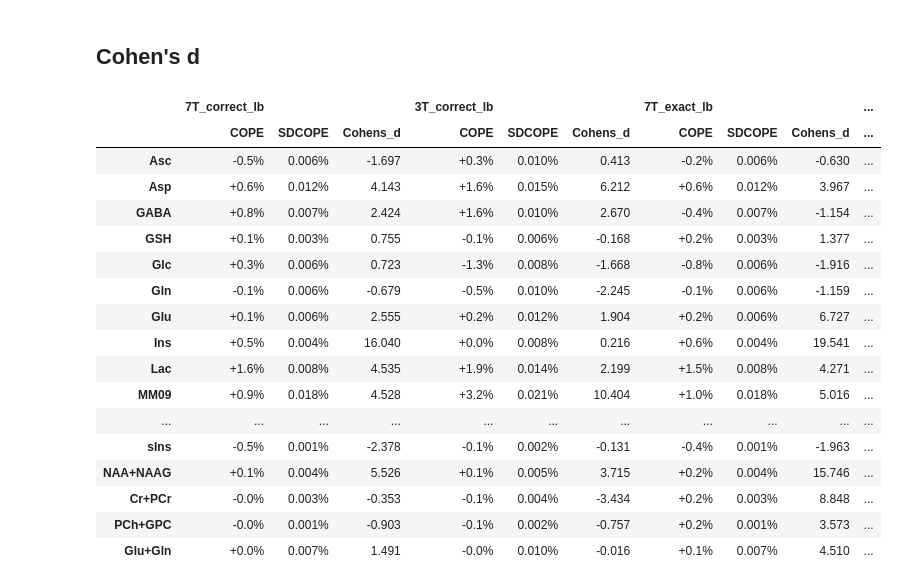
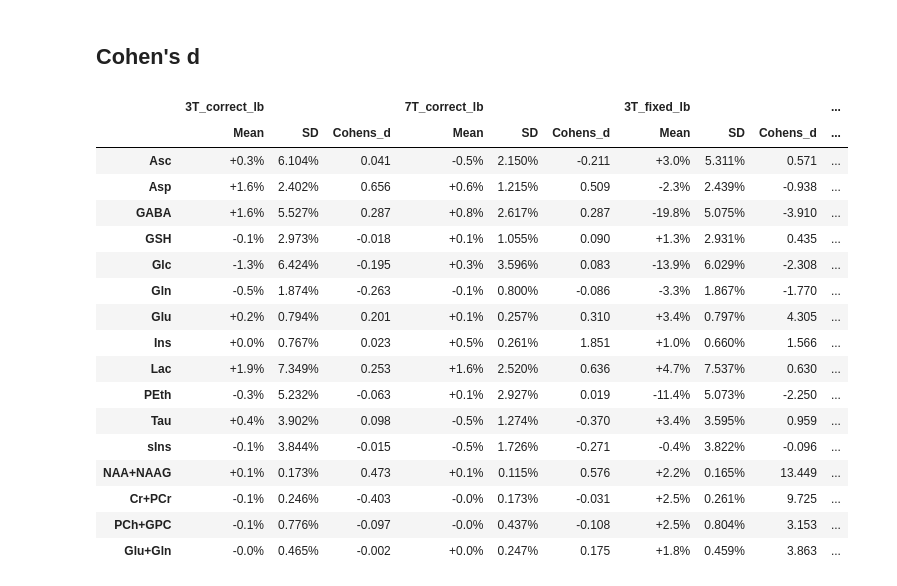
Before and after one commit to wtclarke/fmrs_bold_dynamic_fitting, a Jupyter notebook: results_analysis.ipynb, the cells around one changed output. Drawn from its saved outputs; the diff is of its cells as text; code cells hidden in the pictures.

```diff
--- a/results_analysis.ipynb
+++ b/results_analysis.ipynb
@@ -120,0 +115,19 @@ group_res['3T_exact_lb'].filter(regex='gamma', axis=0)
+# %%
+merged_df = {}
+for key in group_res:
+    merged_df[key] = pd.concat((
+            group_res[key].loc[:,['COPE', 'VARCOPE']],
+            indiv_summary_res[key]),
+        axis=1)
+    merged_df[key].loc[:,'SDCOPE'] = merged_df[key].loc[:,'VARCOPE'].pow(0.5)
+    merged_df[key].drop(axis=1, labels=['VARCOPE',], inplace=True)
+    merged_df[key].rename(
+        columns={
+            'COPE': 'GroupMean',
+            'SDCOPE': 'GroupSD',
+            'mean': 'IndivMean',
+            'sd': 'IndivSD',
+        },
+        inplace=True)
+    merged_df[key].sort_index(axis=1, inplace=True)
+merged_df[key]
@@ -121,61 +148,64 @@ group_res['3T_exact_lb'].filter(regex='gamma', axis=0)
 # %% [markdown]
 ## Cohen's d
 # %%
-to_drop = ['NAA', 'NAAG', 'Cr', 'PCr', 'PCh', 'GPC', 'Ala', 'Gly', 'Lip09', 'Lip13a', 'Lip13b', 'Lip20']
+to_drop = ['NAA', 'NAAG', 'Cr', 'PCr', 'PCh', 'GPC', 'Ala', 'Gly', 'Lip09', 'Lip13a', 'Lip13b', 'Lip20', 'MM09', 'MM20', 'MM12', 'MM14', 'MM17']
 
 def calc_cohens_d(all_df):
     out = {}
     for key, df in all_df.items():
         mean_activation_df = df.filter(regex='mean_activation', axis=0)
         mean_activation_df.index = mean_activation_df.index.str.replace('_mean_activation','').str.replace('conc_','')
         mean_activation_df = mean_activation_df.drop(to_drop)
 
-        # calculate SD from variance
-        mean_activation_df.loc[:,'SDCOPE'] = mean_activation_df.VARCOPE.pow(0.5)
-
         # Calculate Cohens d
-        mean_activation_df.loc[:,'Cohens_d'] = mean_activation_df.COPE.div(mean_activation_df.SDCOPE)
+        mean_activation_df.loc[:,'Cohens_d'] = mean_activation_df.GroupMean.div(mean_activation_df.IndivSD)
 
         constant_df = df.filter(regex='constant', axis=0)
         constant_df.index = constant_df.index.str.replace('_constant','').str.replace('conc_','')
         constant_df = constant_df.drop(to_drop)
 
-        mean_activation_df.loc[:, ['COPE', 'VARCOPE']] = mean_activation_df.loc[:, ['COPE', 'VARCOPE', 'SDCOPE']].div(constant_df.COPE, axis=0)
-        out[key] = mean_activation_df.loc[:, ['COPE', 'SDCOPE', 'Cohens_d']]
+        mean_activation_df.loc[:, ['GroupMean', 'GroupSD', 'IndivMean', 'IndivSD']] = \
+              mean_activation_df.loc[:, ['GroupMean', 'GroupSD', 'IndivMean', 'IndivSD']].div(constant_df.GroupMean, axis=0)
+        out[key] = mean_activation_df.loc[:, ['GroupMean', 'IndivSD', 'Cohens_d']]
+        out[key].rename(
+        columns={
+            'GroupMean': 'Mean',
+            'IndivSD': 'SD'},
+        inplace=True)
 
     return pd.concat(out.values(), axis=1, keys=out.keys())
 
 def print_cohensd_all(all_df):
     formatter_dict = {}
     for key in results_df.columns.get_level_values(0).unique():
         formatter_dict.update({
-            (key, 'COPE'): "{:+0.1%}",
-            (key, 'SDCOPE'): "{:0.3%}",
+            (key, 'Mean'): "{:+0.1%}",
+            (key, 'SD'): "{:0.3%}",
             (key, 'Cohens_d'): "{:0.3f}"})
 
     return all_df.style\
         .format(formatter=formatter_dict)
 
-results_df = calc_cohens_d(combined_res)
+results_df = calc_cohens_d(merged_df)
 
 print_cohensd_all(results_df)
 # %% [output]
-|  | 7T_correct_lb |  |  | 3T_correct_lb |  |  | 7T_exact_lb |  |  | ... |
-|  | COPE | SDCOPE | Cohens_d | COPE | SDCOPE | Cohens_d | COPE | SDCOPE | Cohens_d | ... |
-| Asc | -0.5% | 0.006% | -1.697 | +0.3% | 0.010% | 0.413 | -0.2% | 0.006% | -0.630 | ... |
-| Asp | +0.6% | 0.012% | 4.143 | +1.6% | 0.015% | 6.212 | +0.6% | 0.012% | 3.967 | ... |
-| GABA | +0.8% | 0.007% | 2.424 | +1.6% | 0.010% | 2.670 | -0.4% | 0.007% | -1.154 | ... |
-| GSH | +0.1% | 0.003% | 0.755 | -0.1% | 0.006% | -0.168 | +0.2% | 0.003% | 1.377 | ... |
-| Glc | +0.3% | 0.006% | 0.723 | -1.3% | 0.008% | -1.668 | -0.8% | 0.006% | -1.916 | ... |
-| Gln | -0.1% | 0.006% | -0.679 | -0.5% | 0.010% | -2.245 | -0.1% | 0.006% | -1.159 | ... |
-| Glu | +0.1% | 0.006% | 2.555 | +0.2% | 0.012% | 1.904 | +0.2% | 0.006% | 6.727 | ... |
-| Ins | +0.5% | 0.004% | 16.040 | +0.0% | 0.008% | 0.216 | +0.6% | 0.004% | 19.541 | ... |
-| Lac | +1.6% | 0.008% | 4.535 | +1.9% | 0.014% | 2.199 | +1.5% | 0.008% | 4.271 | ... |
-| MM09 | +0.9% | 0.018% | 4.528 | +3.2% | 0.021% | 10.404 | +1.0% | 0.018% | 5.016 | ... |
-| ... | ... | ... | ... | ... | ... | ... | ... | ... | ... | ... |
-| sIns | -0.5% | 0.001% | -2.378 | -0.1% | 0.002% | -0.131 | -0.4% | 0.001% | -1.963 | ... |
-| NAA+NAAG | +0.1% | 0.004% | 5.526 | +0.1% | 0.005% | 3.715 | +0.2% | 0.004% | 15.746 | ... |
-| Cr+PCr | -0.0% | 0.003% | -0.353 | -0.1% | 0.004% | -3.434 | +0.2% | 0.003% | 8.848 | ... |
-| PCh+GPC | -0.0% | 0.001% | -0.903 | -0.1% | 0.002% | -0.757 | +0.2% | 0.001% | 3.573 | ... |
-| Glu+Gln | +0.0% | 0.007% | 1.491 | -0.0% | 0.010% | -0.016 | +0.1% | 0.007% | 4.510 | ... |
+|  | 3T_correct_lb |  |  | 7T_correct_lb |  |  | 3T_fixed_lb |  |  | ... |
+|  | Mean | SD | Cohens_d | Mean | SD | Cohens_d | Mean | SD | Cohens_d | ... |
+| Asc | +0.3% | 6.104% | 0.041 | -0.5% | 2.150% | -0.211 | +3.0% | 5.311% | 0.571 | ... |
+| Asp | +1.6% | 2.402% | 0.656 | +0.6% | 1.215% | 0.509 | -2.3% | 2.439% | -0.938 | ... |
+| GABA | +1.6% | 5.527% | 0.287 | +0.8% | 2.617% | 0.287 | -19.8% | 5.075% | -3.910 | ... |
+| GSH | -0.1% | 2.973% | -0.018 | +0.1% | 1.055% | 0.090 | +1.3% | 2.931% | 0.435 | ... |
+| Glc | -1.3% | 6.424% | -0.195 | +0.3% | 3.596% | 0.083 | -13.9% | 6.029% | -2.308 | ... |
+| Gln | -0.5% | 1.874% | -0.263 | -0.1% | 0.800% | -0.086 | -3.3% | 1.867% | -1.770 | ... |
+| Glu | +0.2% | 0.794% | 0.201 | +0.1% | 0.257% | 0.310 | +3.4% | 0.797% | 4.305 | ... |
+| Ins | +0.0% | 0.767% | 0.023 | +0.5% | 0.261% | 1.851 | +1.0% | 0.660% | 1.566 | ... |
+| Lac | +1.9% | 7.349% | 0.253 | +1.6% | 2.520% | 0.636 | +4.7% | 7.537% | 0.630 | ... |
+| PEth | -0.3% | 5.232% | -0.063 | +0.1% | 2.927% | 0.019 | -11.4% | 5.073% | -2.250 | ... |
+| Tau | +0.4% | 3.902% | 0.098 | -0.5% | 1.274% | -0.370 | +3.4% | 3.595% | 0.959 | ... |
+| sIns | -0.1% | 3.844% | -0.015 | -0.5% | 1.726% | -0.271 | -0.4% | 3.822% | -0.096 | ... |
+| NAA+NAAG | +0.1% | 0.173% | 0.473 | +0.1% | 0.115% | 0.576 | +2.2% | 0.165% | 13.449 | ... |
+| Cr+PCr | -0.1% | 0.246% | -0.403 | -0.0% | 0.173% | -0.031 | +2.5% | 0.261% | 9.725 | ... |
+| PCh+GPC | -0.1% | 0.776% | -0.097 | -0.0% | 0.437% | -0.108 | +2.5% | 0.804% | 3.153 | ... |
+| Glu+Gln | -0.0% | 0.465% | -0.002 | +0.0% | 0.247% | 0.175 | +1.8% | 0.459% | 3.863 | ... |
 # %%
```
Also changed, not shown: parts of 18 cells of this notebook.
